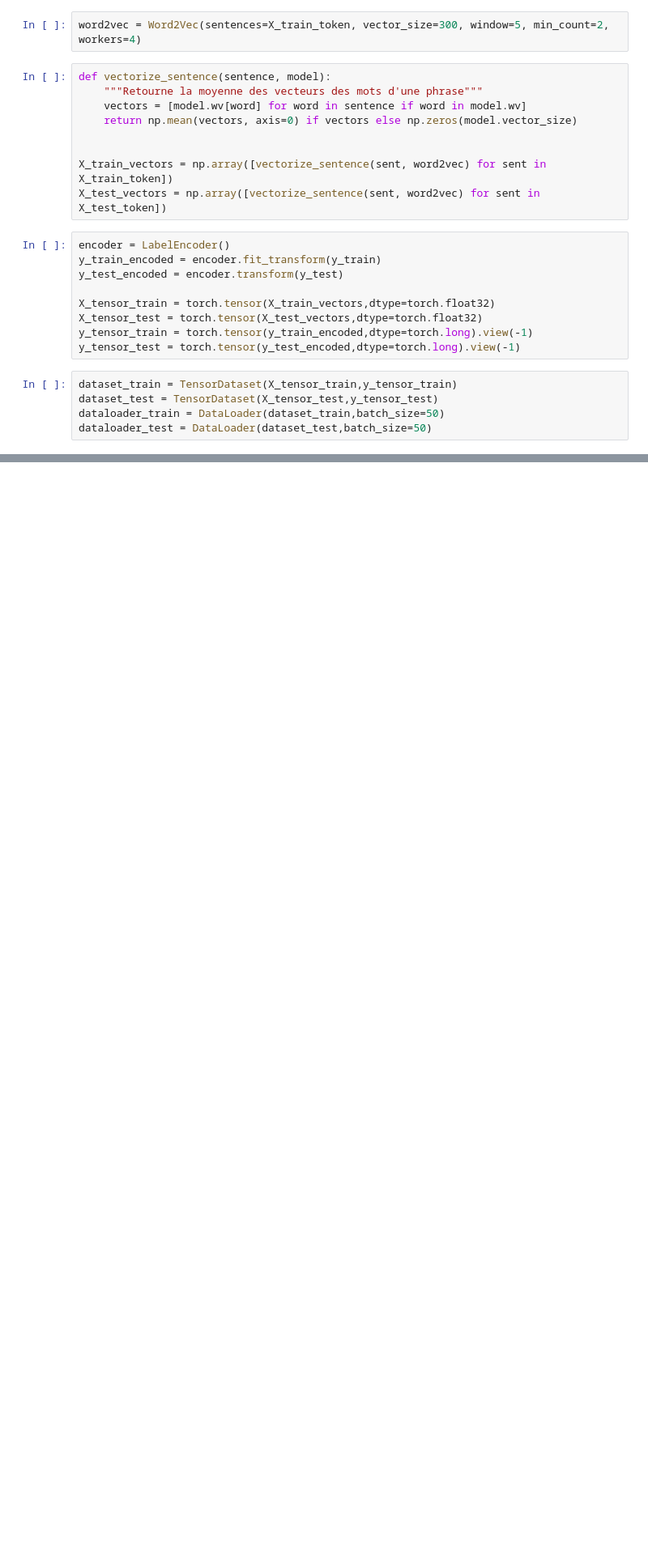
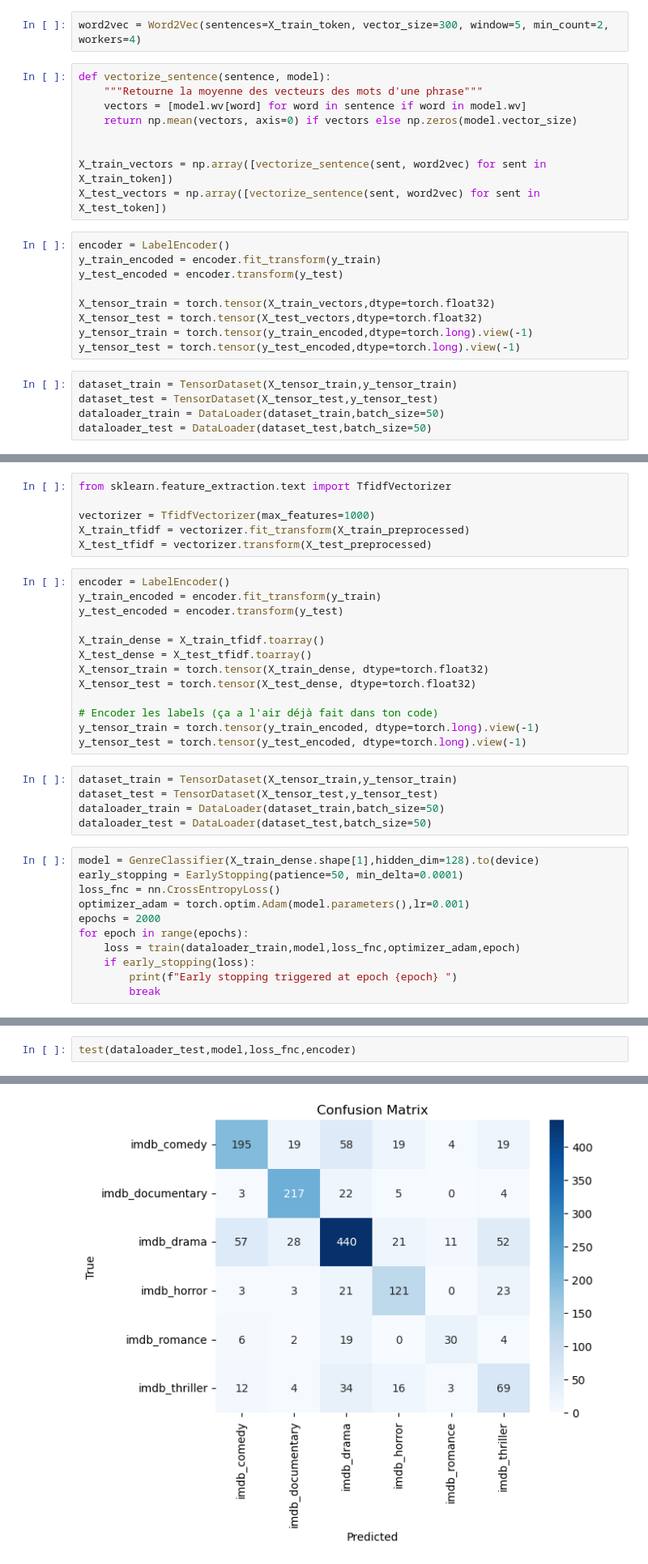
Before and after one commit to SolideSpoke/Movie-Script-Classification-and-Generation, a Jupyter notebook: project/best_models_classification/ffn.ipynb, the cells around one changed output, grey strips where cells are left out. Shown at 81% size. Cells and saved outputs as stored; diff of their text form; blank space fills up the shorter version.

```diff
--- a/project/best_models_classification/ffn.ipynb
+++ b/project/best_models_classification/ffn.ipynb
@@ -453,0 +457,35 @@ imdb_documentary       0.90      0.89      0.89       235
+# %%
+from sklearn.feature_extraction.text import TfidfVectorizer
+
+vectorizer = TfidfVectorizer(max_features=1000)
+X_train_tfidf = vectorizer.fit_transform(X_train_preprocessed)
+X_test_tfidf = vectorizer.transform(X_test_preprocessed)
+# %%
+encoder = LabelEncoder()
+y_train_encoded = encoder.fit_transform(y_train)
+y_test_encoded = encoder.transform(y_test)
+
+X_train_dense = X_train_tfidf.toarray()
+X_test_dense = X_test_tfidf.toarray()
+X_tensor_train = torch.tensor(X_train_dense, dtype=torch.float32)
+X_tensor_test = torch.tensor(X_test_dense, dtype=torch.float32)
+
+# Encoder les labels (ça a l'air déjà fait dans ton code)
+y_tensor_train = torch.tensor(y_train_encoded, dtype=torch.long).view(-1)
+y_tensor_test = torch.tensor(y_test_encoded, dtype=torch.long).view(-1)
+# %%
+dataset_train = TensorDataset(X_tensor_train,y_tensor_train)
+dataset_test = TensorDataset(X_tensor_test,y_tensor_test)
+dataloader_train = DataLoader(dataset_train,batch_size=50)
+dataloader_test = DataLoader(dataset_test,batch_size=50)
+# %%
+model = GenreClassifier(X_train_dense.shape[1],hidden_dim=128).to(device)
+early_stopping = EarlyStopping(patience=50, min_delta=0.0001)
+loss_fnc = nn.CrossEntropyLoss()
+optimizer_adam = torch.optim.Adam(model.parameters(),lr=0.001)
+epochs = 2000
+for epoch in range(epochs):
+    loss = train(dataloader_train,model,loss_fnc,optimizer_adam,epoch)
+    if early_stopping(loss):
+        print(f"Early stopping triggered at epoch {epoch} ")
+        break
@@ -453,0 +497,3 @@ imdb_documentary       0.90      0.89      0.89       235
+# %%
+test(dataloader_test,model,loss_fnc,encoder)
+# %% [output]
@@ -453,0 +513 @@ imdb_documentary       0.90      0.89      0.89       235
+[figure, added]
```
Also changed, not shown: parts of 13 cells of this notebook, 3 other files.
